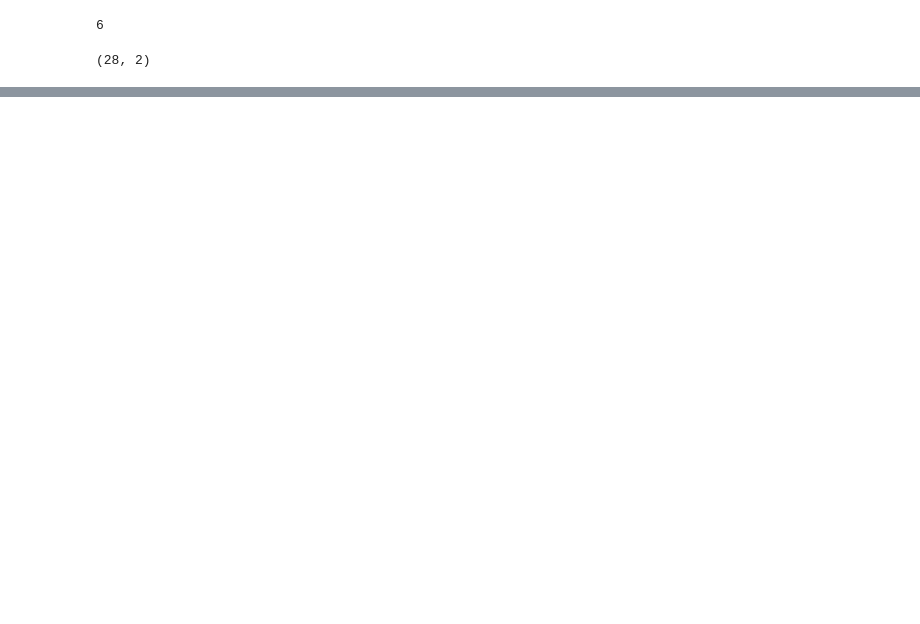
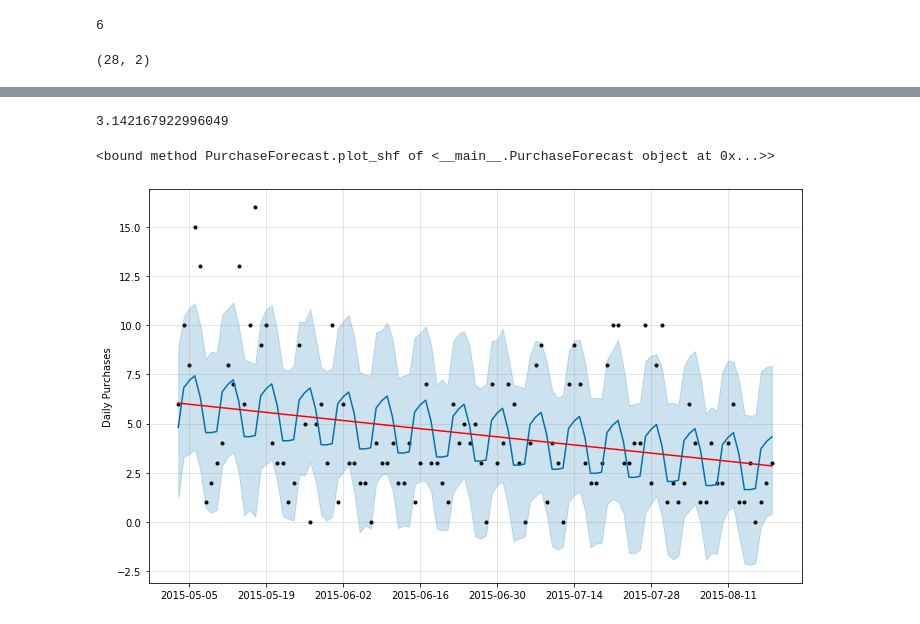
Before and after one commit to truejimfrank/StreamlinedProductPurchaseForecasting, a Jupyter notebook: notebooks/f_prophet_parents.ipynb, the cells around one changed output, grey strips where cells are left out. Saved outputs shown, nothing was run; the diff lists cells and outputs as text; code cells hidden in the pictures; blank space fills up the shorter version.

```diff
--- a/notebooks/f_prophet_parents.ipynb
+++ b/notebooks/f_prophet_parents.ipynb
@@ -148,0 +198,26 @@ Class PurchaseForecast(object):
+# %%
+# these didn't work inside the class
+    def plot_shf(self):
+        matplotlib.style.use('seaborn-whitegrid')
+        matplotlib.rc('xtick', labelsize=15)
+        matplotlib.rc('ytick', labelsize=15)
+        matplotlib.rc('font', size=15)
+        fig_shf = self.shf_model.plot(self.shf_forecast[-self.horizon*2:],
+                            xlabel=None, ylabel='Daily Purchases') #, figsize=(10, 6)
+        fig_shf.savefig('../img/shf_plot.png')
+        return fig_shf
+
+    def plot_c(self):
+        fig_comp = self.model.plot_components(self.forecast)
+        return fig_comp
+# %%
+daily6 = daily_df_dict(df, topparent)
+daily30 = daily_df_dict(df, ar30parents)
+# %%
+def models_dict(dict_of_df, horiz=28):
+    return_dict = {}
+    for key, data in dict_of_df.items():
+        forecast_object = PurchaseForecast(key, horiz, data)
+        forecast_object.fit()
+        return_dict[key] = forecast_object
+    return return_dict
@@ -148,0 +226,2 @@ Class PurchaseForecast(object):
+# %%
+models6 = models_dict(daily6, 28)
@@ -148,0 +265,28 @@ Class PurchaseForecast(object):
+# %%
+    # list of target values to hold in object
+    #   parent, horizon, df_daily, model, shf_model, forecast,
+    #   shf_error, percent_growth, low, hi
+    #   y_true, y_hat  ( from shf error calc )
+tt1 = models30[1426].df_daily.iloc[-28:, -1]
+tt2 = models30[1426].shf_forecast.iloc[-28:, -1]
+# np.abs((tt2 - tt1) / tt1)
+# print(np.round(np.abs(tt2 - tt1), 0))
+# mape(tt1, tt2)
+# print(tt1)
+# print(models30[1426].df_daily.shape, models30[1426].shf_forecast.shape)
+mean_absolute_error(tt1, tt2)
+# %% [output]
+3.142167922996049
+# %%
+models6[105].plot_shf
+# %% [output]
+<bound method PurchaseForecast.plot_shf of <__main__.PurchaseForecast object at 0x...>>
+# %%
+to_show = 500
+fig1 = models6[to_show].shf_model.plot(models6[to_show].shf_forecast[:-28],
+                            xlabel=None, ylabel='Daily Purchases')
+a = add_changepoints_to_plot(fig1.gca(), models6[to_show].shf_model,
+                             models6[to_show].shf_forecast[:-28])
+# fig1.savefig('../img/shf_plot.png')
+# %% [output]
+[figure, added]
```
Also changed, not shown: parts of 12 cells of this notebook, 6 other files.
